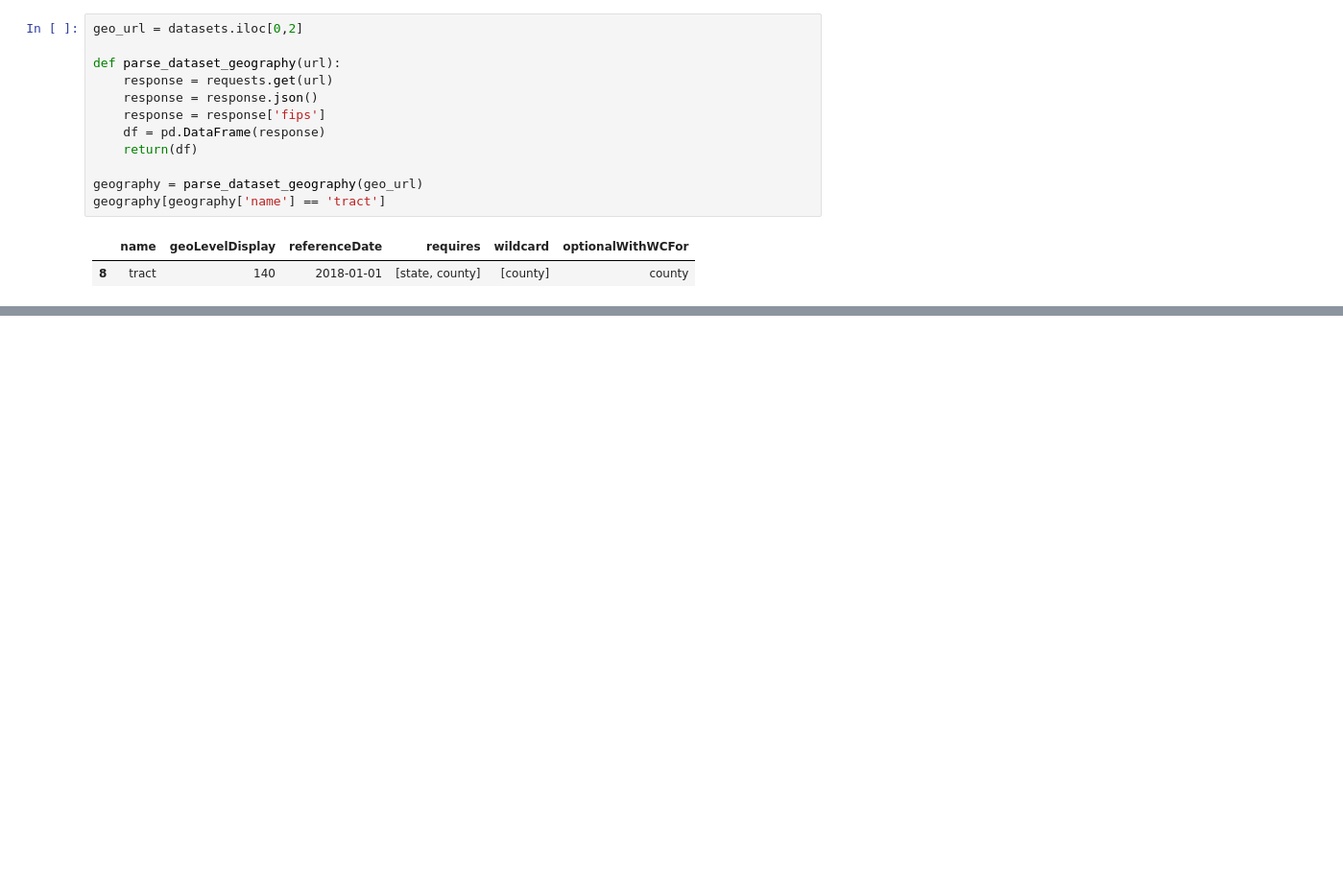
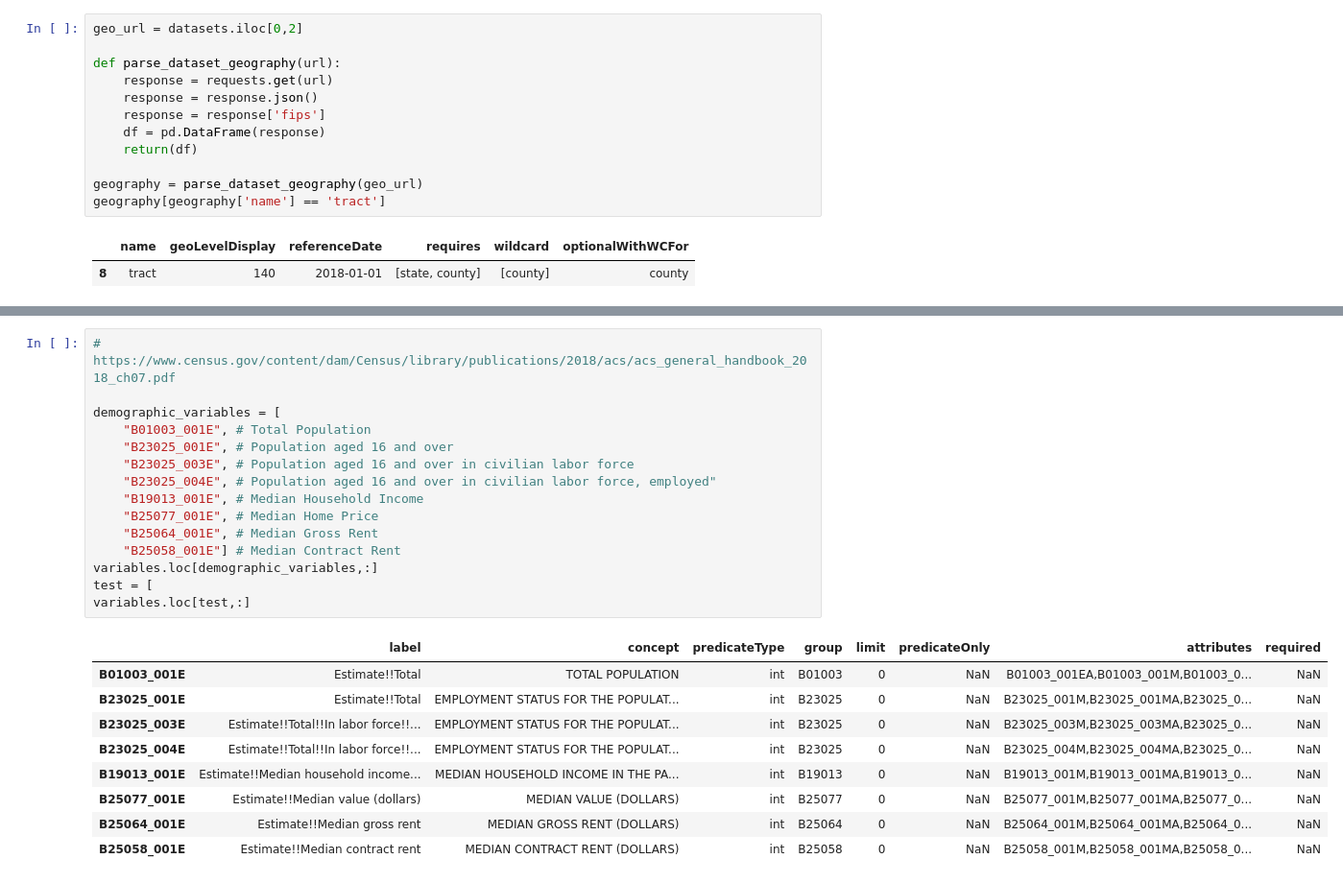
Before and after one commit to hamzaamjad/ilm, a Jupyter notebook: ilm-census/ilm-census.ipynb, the cells around one changed output, grey strips where cells are left out. Shown at 96% size. Cells and saved outputs as stored; diff of their text form; blank space fills up the shorter version.

```diff
--- a/ilm-census/ilm-census.ipynb
+++ b/ilm-census/ilm-census.ipynb
@@ -193,0 +346,25 @@ sus Tract 417, Houston County, Alabama","-666666666","01","069","041700"],
+# %%
+# https://www.census.gov/content/dam/Census/library/publications/2018/acs/acs_general_handbook_2018_ch07.pdf
+
+demographic_variables = [
+    "B01003_001E", # Total Population
+    "B23025_001E", # Population aged 16 and over
+    "B23025_003E", # Population aged 16 and over in civilian labor force
+    "B23025_004E", # Population aged 16 and over in civilian labor force, employed"
+    "B19013_001E", # Median Household Income
+    "B25077_001E", # Median Home Price
+    "B25064_001E", # Median Gross Rent
+    "B25058_001E"] # Median Contract Rent
+variables.loc[demographic_variables,:]
+test = [
+variables.loc[test,:]
+# %% [output]
+|  | label | concept | predicateType | group | limit | predicateOnly | attributes | required |
+| B01003_001E | Estimate!!Total | TOTAL POPULATION | int | B01003 | 0 | NaN | B01003_001EA,B01003_001M,B01003_0... | NaN |
+| B23025_001E | Estimate!!Total | EMPLOYMENT STATUS FOR THE POPULAT... | int | B23025 | 0 | NaN | B23025_001M,B23025_001MA,B23025_0... | NaN |
+| B23025_003E | Estimate!!Total!!In labor force!!... | EMPLOYMENT STATUS FOR THE POPULAT... | int | B23025 | 0 | NaN | B23025_003M,B23025_003MA,B23025_0... | NaN |
+| B23025_004E | Estimate!!Total!!In labor force!!... | EMPLOYMENT STATUS FOR THE POPULAT... | int | B23025 | 0 | NaN | B23025_004M,B23025_004MA,B23025_0... | NaN |
+| B19013_001E | Estimate!!Median household income... | MEDIAN HOUSEHOLD INCOME IN THE PA... | int | B19013 | 0 | NaN | B19013_001M,B19013_001MA,B19013_0... | NaN |
+| B25077_001E | Estimate!!Median value (dollars) | MEDIAN VALUE (DOLLARS) | int | B25077 | 0 | NaN | B25077_001M,B25077_001MA,B25077_0... | NaN |
+| B25064_001E | Estimate!!Median gross rent | MEDIAN GROSS RENT (DOLLARS) | int | B25064 | 0 | NaN | B25064_001M,B25064_001MA,B25064_0... | NaN |
+| B25058_001E | Estimate!!Median contract rent | MEDIAN CONTRACT RENT (DOLLARS) | int | B25058 | 0 | NaN | B25058_001M,B25058_001MA,B25058_0... | NaN |
```
Also changed, not shown: parts of 10 cells of this notebook.
